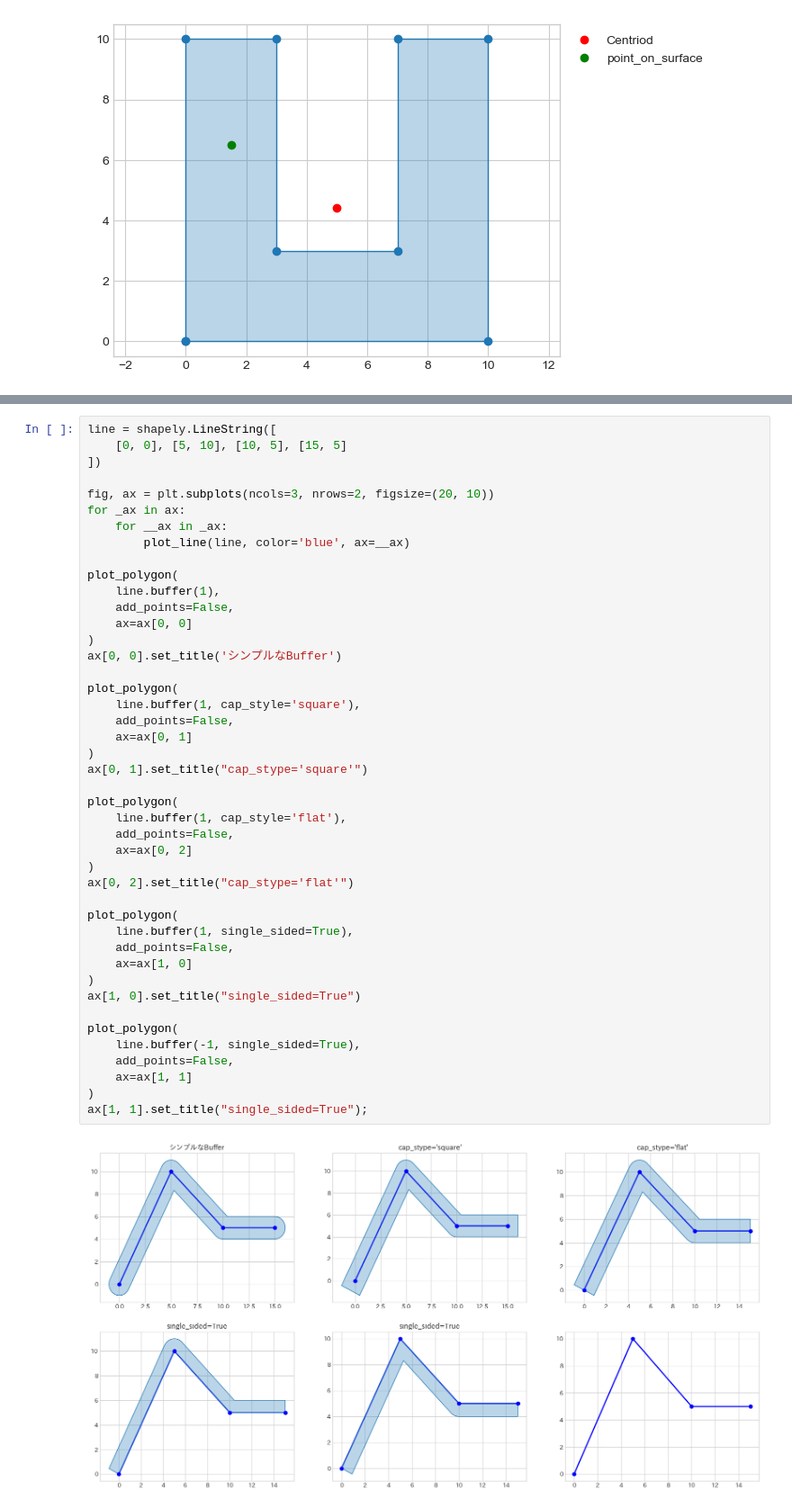
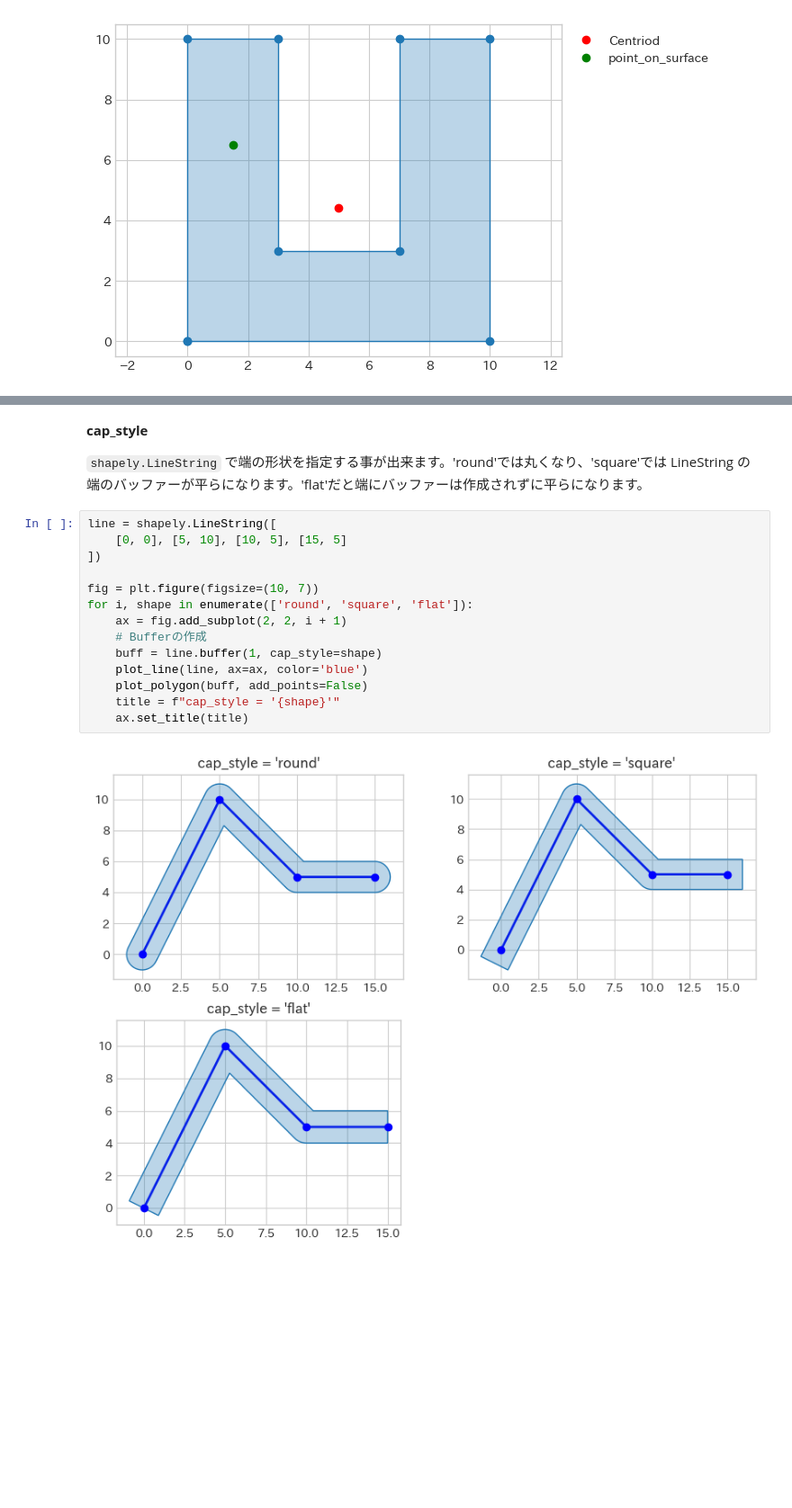
Before and after one commit to shingo405nagano/WriteZenn, a Jupyter notebook: notebooks/gis_tutorial_4_2_geometry_methods.ipynb, the cells around one changed output, grey strips where cells are left out. Shown: that part at 90% size. Cells and saved outputs as stored; diff of their text form; blank space fills up the shorter version.

```diff
--- a/notebooks/gis_tutorial_4_2_geometry_methods.ipynb
+++ b/notebooks/gis_tutorial_4_2_geometry_methods.ipynb
@@ -228,48 +201,23 @@ for i, param in enumerate([1, 2, 4, 10]):
 # %% [output]
 [figure]
-# %%
-line = shapely.LineString([
-    [0, 0], [5, 10], [10, 5], [15, 5]
-])
-
-fig, ax = plt.subplots(ncols=3, nrows=2, figsize=(20, 10))
-for _ax in ax:
-    for __ax in _ax:
-        plot_line(line, color='blue', ax=__ax)
-
-plot_polygon(
-    line.buffer(1),
-    add_points=False,
-    ax=ax[0, 0]
-)
-ax[0, 0].set_title('シンプルなBuffer')
-
-plot_polygon(
-    line.buffer(1, cap_style='square'),
-    add_points=False,
-    ax=ax[0, 1]
-)
-ax[0, 1].set_title("cap_stype='square'")
-
-plot_polygon(
-    line.buffer(1, cap_style='flat'),
-    add_points=False,
-    ax=ax[0, 2]
-)
-ax[0, 2].set_title("cap_stype='flat'")
-
-plot_polygon(
-    line.buffer(1, single_sided=True),
-    add_points=False,
-    ax=ax[1, 0]
-)
-ax[1, 0].set_title("single_sided=True")
-
-plot_polygon(
-    line.buffer(-1, single_sided=True),
-    add_points=False,
-    ax=ax[1, 1]
-)
-ax[1, 1].set_title("single_sided=True");
-# %% [output]
-[figure, removed]
+# %% [markdown]
+
+**cap_style**
+
+`shapely.LineString` で端の形状を指定する事が出来ます。'round'では丸くなり、'square'では LineString の端のバッファーが平らになります。'flat'だと端にバッファーは作成されずに平らになります。
+# %%
+line = shapely.LineString([
+    [0, 0], [5, 10], [10, 5], [15, 5]
+])
+
+fig = plt.figure(figsize=(10, 7))
+for i, shape in enumerate(['round', 'square', 'flat']):
+    ax = fig.add_subplot(2, 2, i + 1)
+    # Bufferの作成
+    buff = line.buffer(1, cap_style=shape)
+    plot_line(line, ax=ax, color='blue')
+    plot_polygon(buff, add_points=False)
+    title = f"cap_style = '{shape}'"
+    ax.set_title(title)
+# %% [output]
+[figure, added]
```
Also changed, not shown: parts of 22 cells of this notebook, 1 other file.
